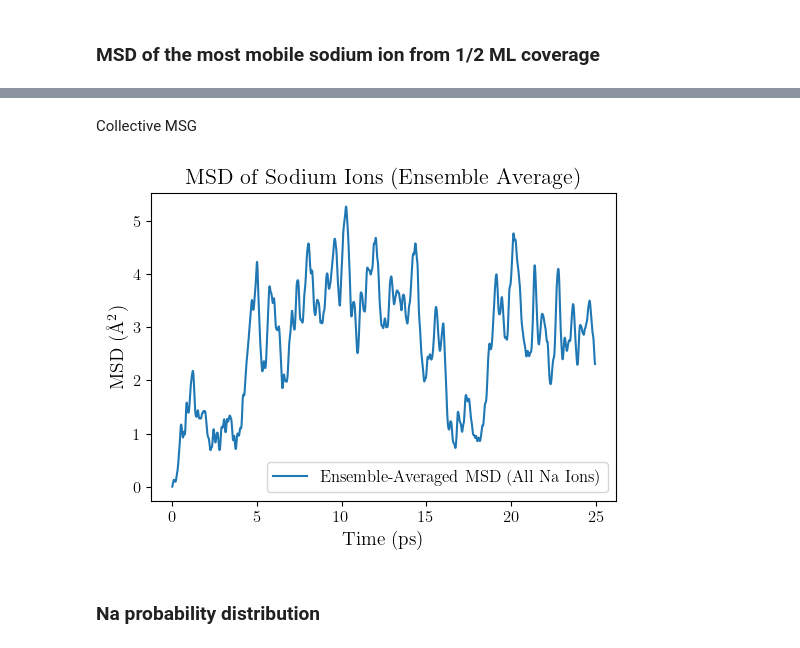
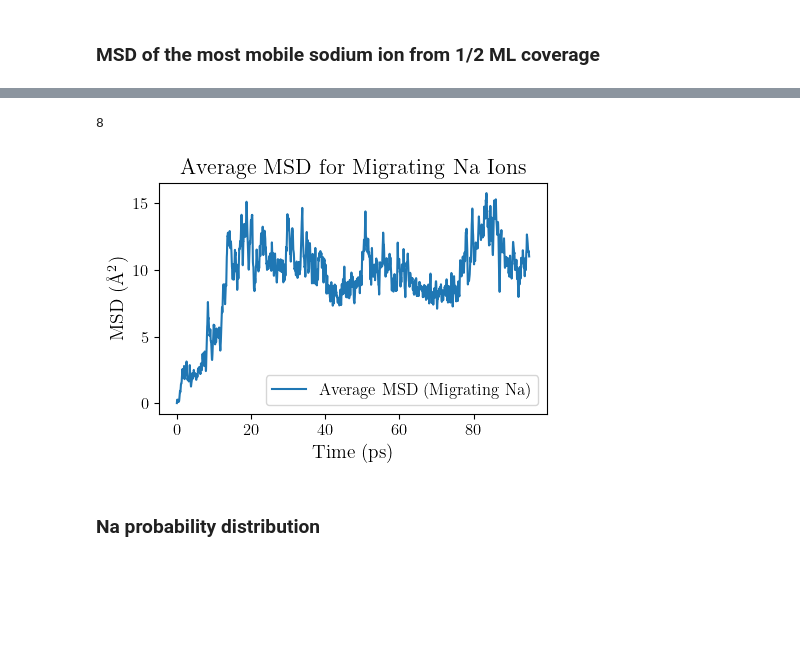
Before and after one commit to joehart2001/WA_MACE-MP-0, a Jupyter notebook: na_analysis.ipynb, the cells around one changed output, grey strips where cells are left out. Saved outputs shown, nothing was run; the diff lists cells and outputs as text; code cells hidden in the pictures; blank space fills up the shorter version.

```diff
--- a/na_analysis.ipynb
+++ b/na_analysis.ipynb
@@ -621 +526,5 @@ plt.show()
+# %%
+mg_na_many_flip_norelax_traj_500_100000 = io.read("trajectories/mg_na_many_omat_flipped_norelax_100000.traj", index="500:")
+mgo_na_many_flip_norelax_traj_500_100000 = io.read("trajectories/mgo_na_many_omat_flipped_norelax_100000.traj", index="500:")
+mgoh_na_many_flip_norelax_traj_500_100000 = io.read("trajectories/mgoh_na_many_omat_flipped_norelax_100000.traj", index="500:")
 # %%
@@ -666,49 +573,53 @@ plt.show()
-# %% [markdown]
-Collective MSG
 # %%
+import numpy as np
+import matplotlib.pyplot as plt
 
-traj = mgoh_na_many_traj_500  # Select trajectory
+# Select the trajectory (after frame 500)
+traj = mg_na_many_flip_norelax_traj_500_100000
 
 # Get sodium indices
 sodium_indices = [i for i, atom in enumerate(traj[0]) if atom.symbol == 'Na']
 num_na = len(sodium_indices)
 
-# Initialize MSD calculation
+# Prepare MSD calculations
 n_frames = len(traj)
-window_size = 5  # Define window size
-max_tau = n_frames - window_size
+max_tau = n_frames - 1
 
-# Store MSD values
-msd_all_na = np.zeros(max_tau)
+time_step = 1  # Adjust based on your trajectory timestep
+time_axis = np.arange(1, max_tau) * time_step / 100  # Convert to ps
 
-# Compute MSD for all Na ions
+# Store MSD values for migrating Na ions
+msd_list = []
+
+# Loop over all Na ions
 for na_index in sodium_indices:
     positions = np.array([atoms[na_index].position for atoms in traj])  # Get positions for this Na ion
 
-    msd = np.zeros(max_tau)
-    for tau in range(1, max_tau):
-        displacements = positions[tau:tau+window_size] - positions[:window_size]
-        squared_displacements = np.sum(displacements**2, axis=1)
-        msd[tau] = np.mean(squared_displacements)  # Average over time window
+    # Compute displacement from fixed initial position
+    initial_position = positions[0]  # Reference position
+    displacements = positions - initial_position  # Displacement from start
+    squared_displacements = np.sum(displacements**2, axis=1)  # Squared displacement
+    msd = squared_displacements  # Directly use squared displacement
 
-    msd_all_na += msd  # Sum MSD contributions from each Na ion
+    # Check if the Na ion has moved more than 1.6 Å in total
+    max_displacement = np.max(np.linalg.norm(positions - initial_position, axis=1))
+    if max_displacement > 3:
+        msd_list.append(msd)
 
-# Normalize by number of Na ions to get the ensemble MSD
-msd_all_na /= num_na
+print(len(msd_list))
+avg_msd = np.mean(msd_list, axis=0)
 
-# Time axis (adjust units)
-time_step = 1  # Adjust based on trajectory timestep
-time_axis = np.arange(1, max_tau) * time_step / 100  # Convert to ps
 
-# Plot the ensemble MSD
-plt.figure(figsize=(6, 4))
-plt.plot(time_axis, msd_all_na[1:], label="Ensemble-Averaged MSD (All Na Ions)")
+# Plot average MSD
+plt.figure(figsize=(5, 3))
+plt.plot(time_axis, avg_msd[2:], label="Average MSD (Migrating Na)")
 plt.xlabel("Time (ps)")
 plt.ylabel(r"MSD ($\mathrm{\AA^2}$)")
-plt.title("MSD of Sodium Ions (Ensemble Average)")
+plt.title("Average MSD for Migrating Na Ions")
 plt.legend()
 plt.show()
 # %% [output]
+8
-[figure, old version]
+[figure, new version]
 # %% [markdown]
 ### Na probability distribution
```
Also changed, not shown: parts of 91 cells of this notebook, 8 other files.
